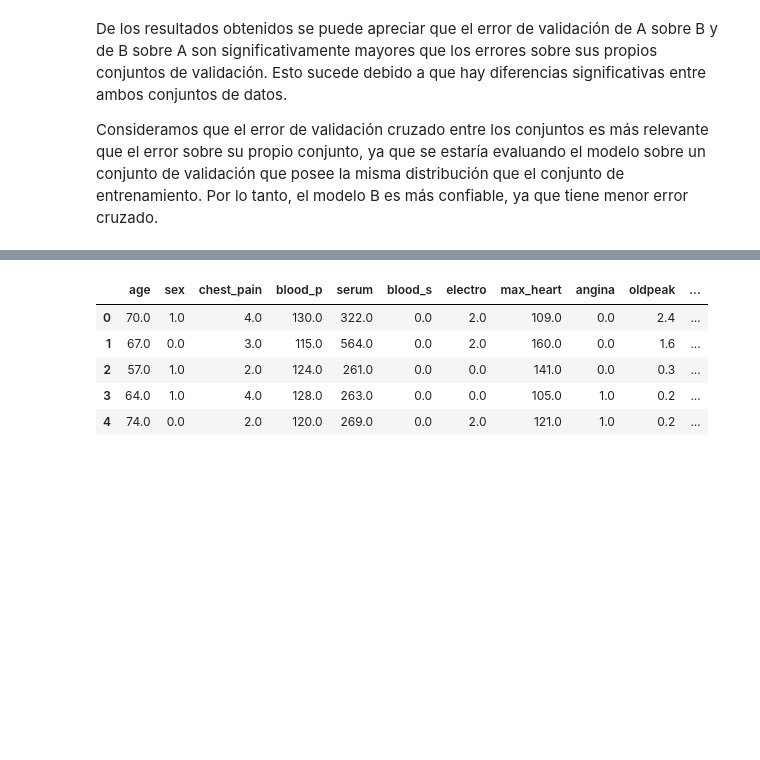
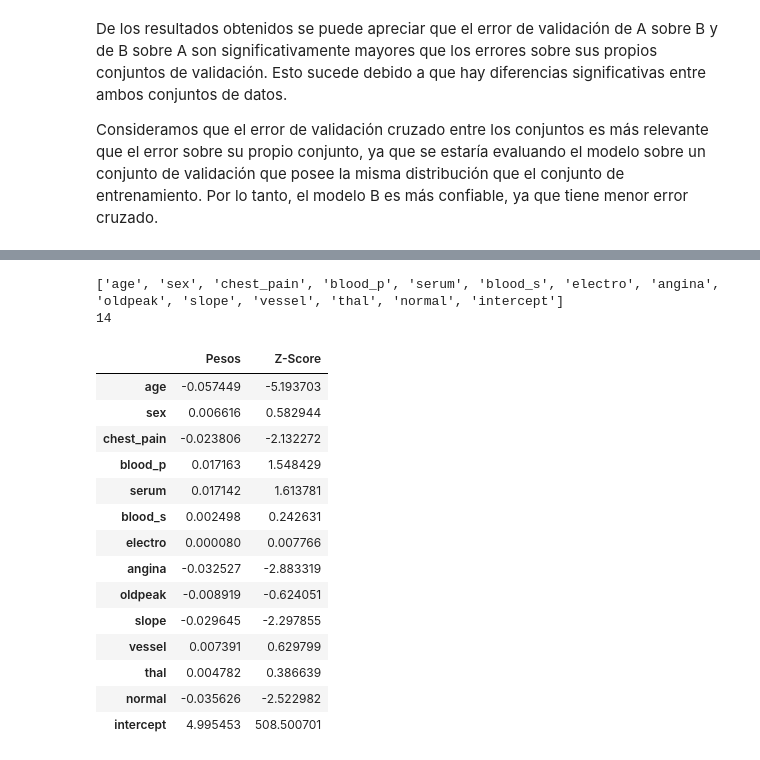
Before and after one commit to JavierL1/Tarea1-INF393, a Jupyter notebook: Tarea1.ipynb, the cells around one changed output, grey strips where cells are left out. Saved outputs shown, nothing was run; the diff lists cells and outputs as text; code cells hidden in the pictures; blank space fills up the shorter version.

```diff
--- a/Tarea1.ipynb
+++ b/Tarea1.ipynb
@@ -683,11 +685,66 @@ Consideramos que el error de validación cruzado entre los conjuntos es más rel
 headers = ['age','sex','chest_pain','blood_p','serum','blood_s','electro','max_heart', \
 'angina','oldpeak','slope','vessel','thal','normal']
 df = pd.read_csv("heart.dat", header=None, names=headers, sep=' ')
-df.head(5)
+
+scaler = StandardScaler()
+df_scaled = pd.DataFrame(scaler.fit_transform(df), columns=df.columns)
+df_scaled['max_heart'] = np.log(df['max_heart'])
+y = df_scaled['max_heart']
+df_scaled.drop(['max_heart'],axis=1,inplace=True)
+
+X = df_scaled
+N = X.shape[0]
+X.insert(X.shape[1], 'intercept', np.ones(N))
+p = X.shape[1]
+Xtrain,Xval,ytrain,yval = train_test_split(X, y, test_size=0.3, random_state=44)
-# %% [output]
-|  | age | sex | chest_pain | blood_p | serum | blood_s | electro | max_heart | angina | oldpeak | ... |
-| 0 | 70.0 | 1.0 | 4.0 | 130.0 | 322.0 | 0.0 | 2.0 | 109.0 | 0.0 | 2.4 | ... |
-| 1 | 67.0 | 0.0 | 3.0 | 115.0 | 564.0 | 0.0 | 2.0 | 160.0 | 0.0 | 1.6 | ... |
-| 2 | 57.0 | 1.0 | 2.0 | 124.0 | 261.0 | 0.0 | 0.0 | 141.0 | 0.0 | 0.3 | ... |
-| 3 | 64.0 | 1.0 | 4.0 | 128.0 | 263.0 | 0.0 | 0.0 | 105.0 | 1.0 | 0.2 | ... |
-| 4 | 74.0 | 0.0 | 2.0 | 120.0 | 269.0 | 0.0 | 2.0 | 121.0 | 1.0 | 0.2 | ... |
+# %%
+linreg = lm.LinearRegression(fit_intercept = False)
+linreg.fit(Xtrain, ytrain)
+
+weights = linreg.coef_
+atribute_names = list(X.columns.values)
+
+print(atribute_names)
+print(p)
+
+Xm = Xtrain.as_matrix()
+ym = ytrain.as_matrix()
+
+yhat = linreg.predict(Xtrain)
+
+sigma = np.sqrt(np.mean(np.power(ytrain-yhat,2)))
+
+covar = np.dot(Xm.T,Xm)
+inv_covar = np.linalg.inv(covar)
+
+diag_inv_covar = inv_covar.diagonal()
+
+zscores = np.zeros(p)
+
+for i in range(p):
+    zscores[i] = weights[i]/(sigma*np.sqrt(diag_inv_covar[i]))
+
+d = {'Pesos' : pd.Series(weights, index = atribute_names),
+    'Z-Score': pd.Series(zscores, index = atribute_names)}
+
+w_and_z = pd.DataFrame(d)
+
+w_and_z.head(18)
+# %% [output]
+['age', 'sex', 'chest_pain', 'blood_p', 'serum', 'blood_s', 'electro', 'angina', 'oldpeak', 'slope', 'vessel', 'thal', 'normal', 'intercept']
+14
+|  | Pesos | Z-Score |
+| age | -0.057449 | -5.193703 |
+| sex | 0.006616 | 0.582944 |
+| chest_pain | -0.023806 | -2.132272 |
+| blood_p | 0.017163 | 1.548429 |
+| serum | 0.017142 | 1.613781 |
+| blood_s | 0.002498 | 0.242631 |
+| electro | 0.000080 | 0.007766 |
+| angina | -0.032527 | -2.883319 |
+| oldpeak | -0.008919 | -0.624051 |
+| slope | -0.029645 | -2.297855 |
+| vessel | 0.007391 | 0.629799 |
+| thal | 0.004782 | 0.386639 |
+| normal | -0.035626 | -2.522982 |
+| intercept | 4.995453 | 508.500701 |
```
Also changed, not shown: parts of 3 cells of this notebook, 1 other file.
